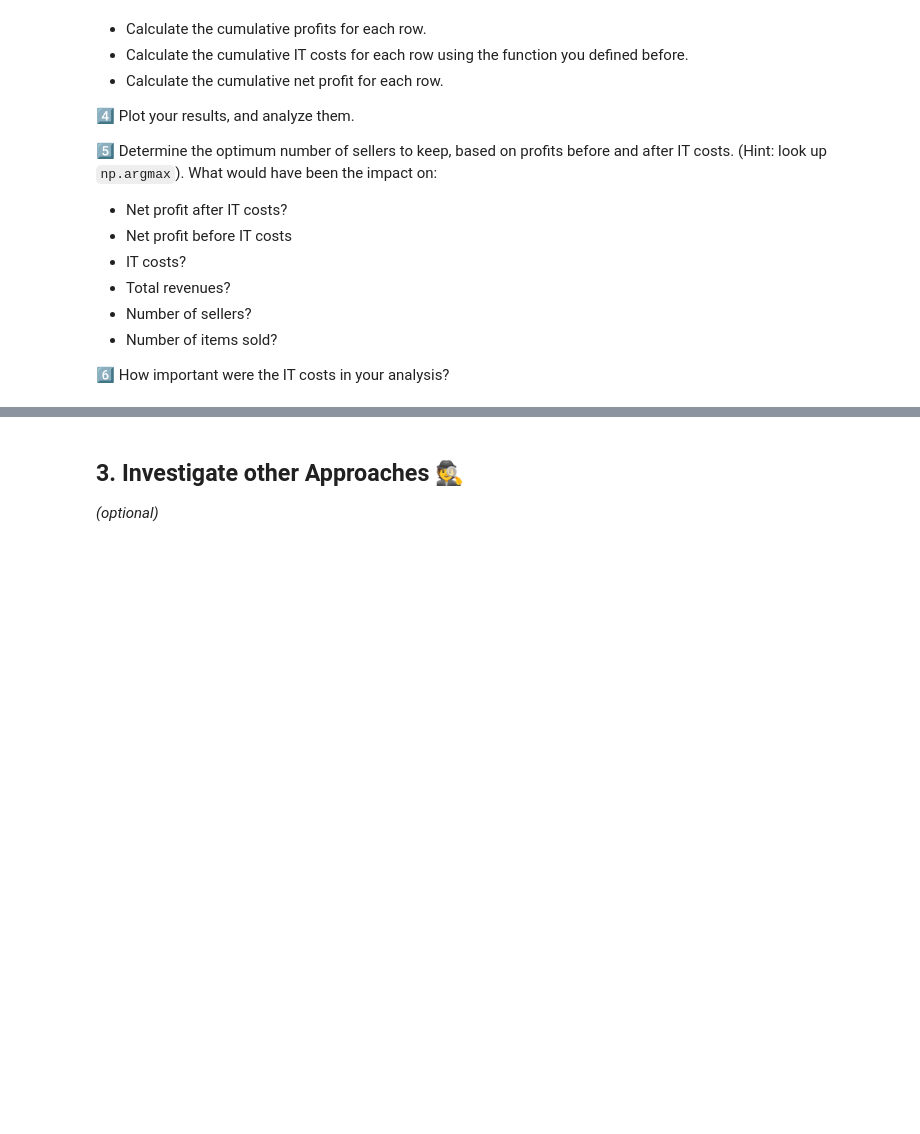
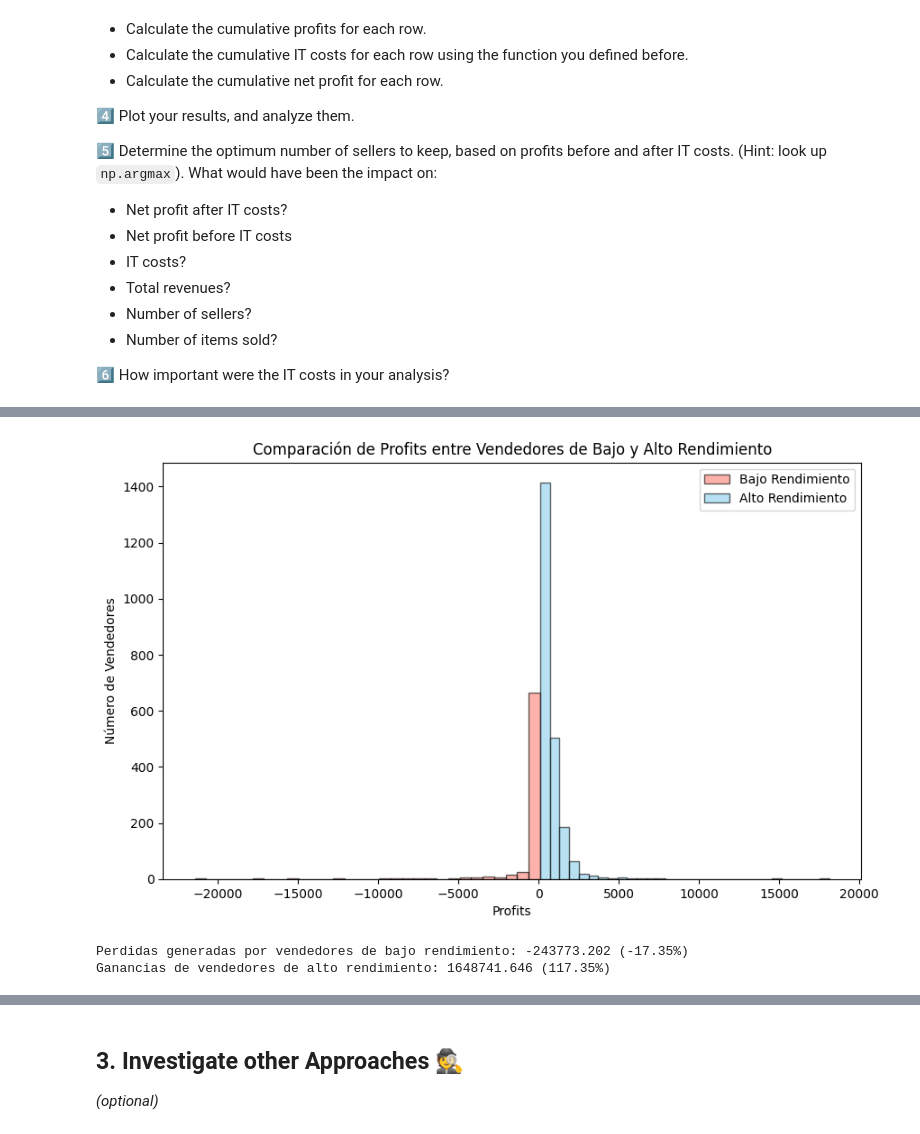
Before and after one commit to MonicaVenzor/data-recap_ceo_request, a Jupyter notebook: ceo_request.ipynb, the cells around one changed output, grey strips where cells are left out. Drawn from its saved outputs; the diff is of its cells as text; code cells hidden in the pictures; blank space fills up the shorter version.

```diff
--- a/ceo_request.ipynb
+++ b/ceo_request.ipynb
@@ -356,0 +410,3 @@ sellers_data
+# %%
+low_performance_sellers = sellers_data[sellers_data['profits'] <= low_performance_threshold]
+low_performance_sellers
@@ -356,0 +427,3 @@ sellers_data
+# %%
+profitable_sellers = sellers_data[sellers_data['profits'] > low_performance_threshold]
+profitable_sellers
@@ -356,0 +444,11 @@ sellers_data
+# %%
+plt.figure(figsize=(10, 6))
+plt.hist(low_performance_sellers['profits'], bins=30, edgecolor='black', color='salmon', alpha=0.6, label='Bajo Rendimiento')
+plt.hist(profitable_sellers['profits'], bins=30, edgecolor='black', color='skyblue', alpha=0.6, label='Alto Rendimiento')
+plt.xlabel('Profits')
+plt.ylabel('Número de Vendedores')
+plt.title('Comparación de Profits entre Vendedores de Bajo y Alto Rendimiento')
+plt.legend()
+plt.show()
+# %% [output]
+[figure, added]
@@ -356,0 +459,6 @@ sellers_data
+# %%
+print(f"Perdidas generadas por vendedores de bajo rendimiento: {low_performance_profits} ({(low_performance_profits / total_profits) * 100:.2f}%)")
+print(f"Ganancias de vendedores de alto rendimiento: {profitable_profits} ({(profitable_profits / total_profits) * 100:.2f}%)")
+# %% [output]
+Perdidas generadas por vendedores de bajo rendimiento: -243773.202 (-17.35%)
+Ganancias de vendedores de alto rendimiento: 1648741.646 (117.35%)
```
Also changed, not shown: parts of 16 cells of this notebook.
